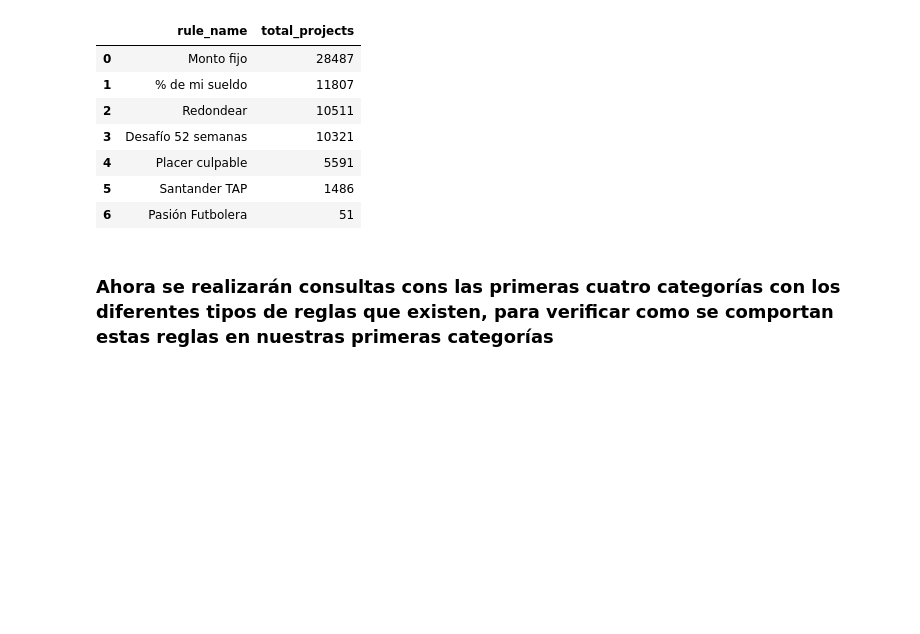
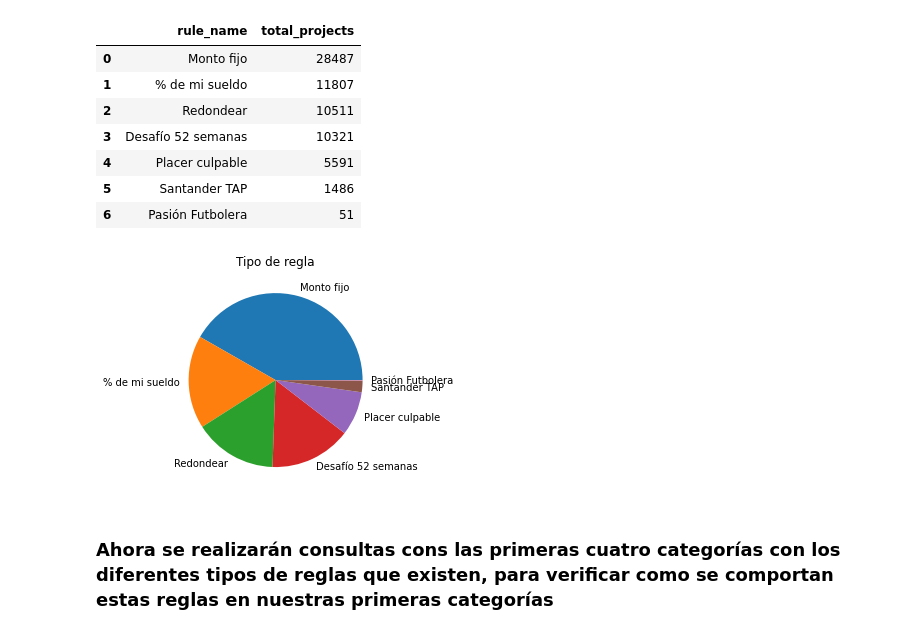
Before and after one commit to iairUbank/prueba_ubank, a Jupyter notebook: prueba.ipynb, the cells around one changed output. Cells and saved outputs as stored; diff of their text form; code cells hidden in the pictures; blank space fills up the shorter version.

```diff
--- a/prueba.ipynb
+++ b/prueba.ipynb
@@ -82,6 +97,12 @@ projects_by_rule_type_DF
 | 4 | Placer culpable | 5591 |
 | 5 | Santander TAP | 1486 |
 | 6 | Pasión Futbolera | 51 |
+# %%
+plt.pie(projects_by_rule_type_DF["total_projects"], labels=projects_by_rule_type_DF["rule_name"])
+plt.title("Tipo de regla")
+plt.show()
+# %% [output]
+[figure, added]
 # %%
 ### La regla más usada(con gran diferencia) en los proyetos de ahorro es "Monto fijo",
 ### seguida por "% de mi sueldo", "Redondear" y "desafío de 52 semanas" respectivamente,
```
Also changed, not shown: parts of 3 cells of this notebook, 2 other files.
